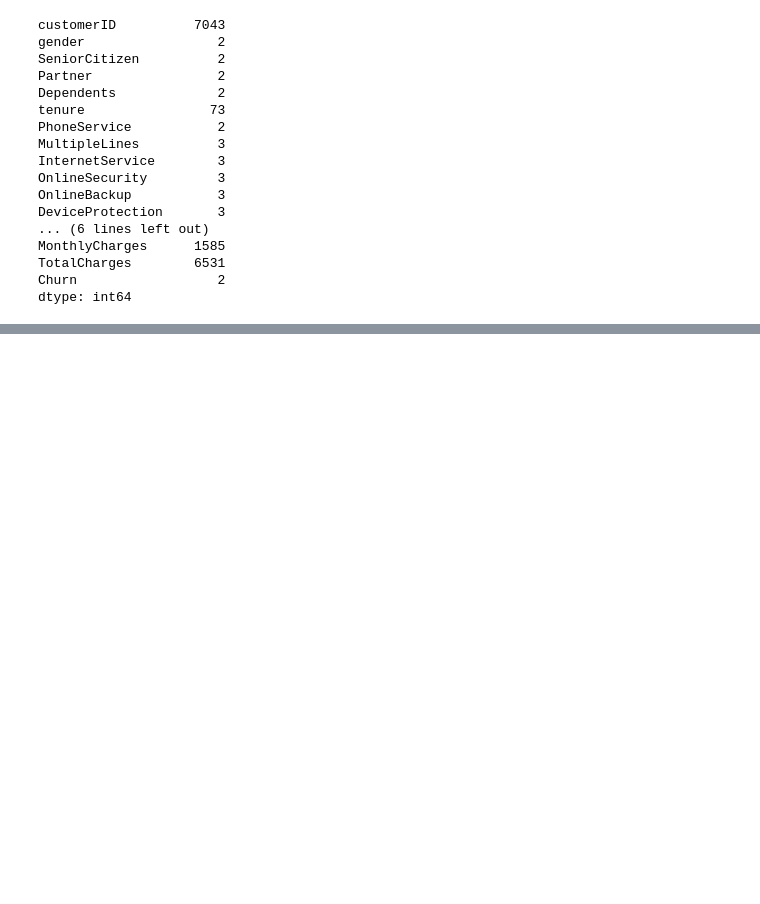
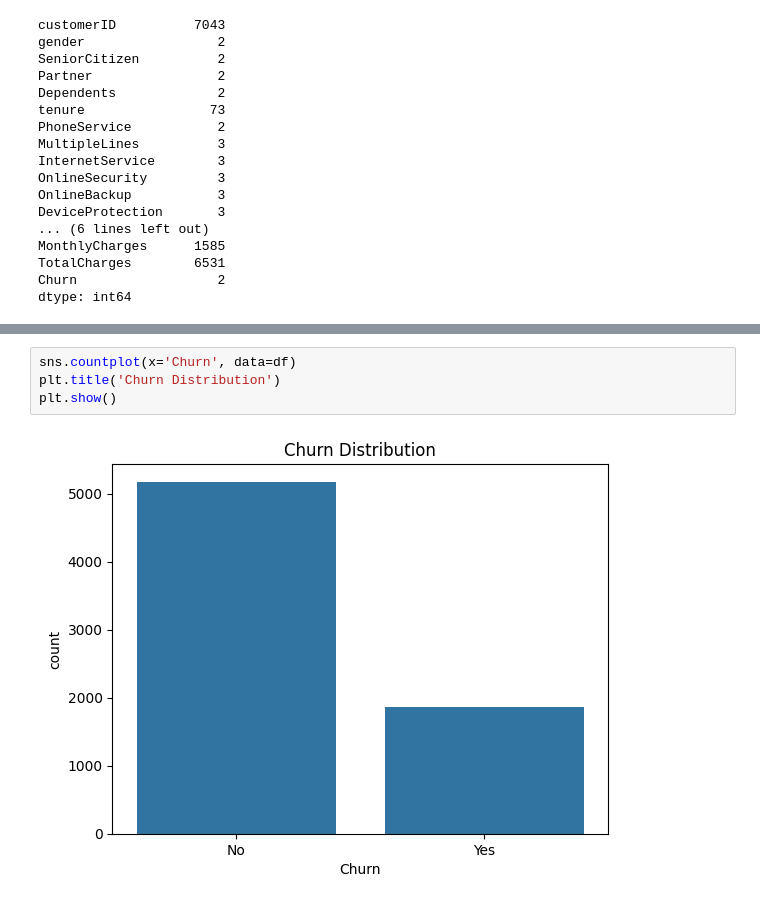
Before and after one commit to striversahil/Churn_Pred, a Jupyter notebook: analysis/EDA.ipynb, the cells around one changed output, grey strips where cells are left out. Cells and saved outputs as stored; diff of their text form; blank space fills up the shorter version.

```diff
--- a/analysis/EDA.ipynb
+++ b/analysis/EDA.ipynb
@@ -129,0 +159,6 @@ df.shape
+# %%
+sns.countplot(x='Churn', data=df)
+plt.title('Churn Distribution')
+plt.show()
+# %% [output]
+[figure, added]
```
Also changed, not shown: parts of 10 cells of this notebook.
